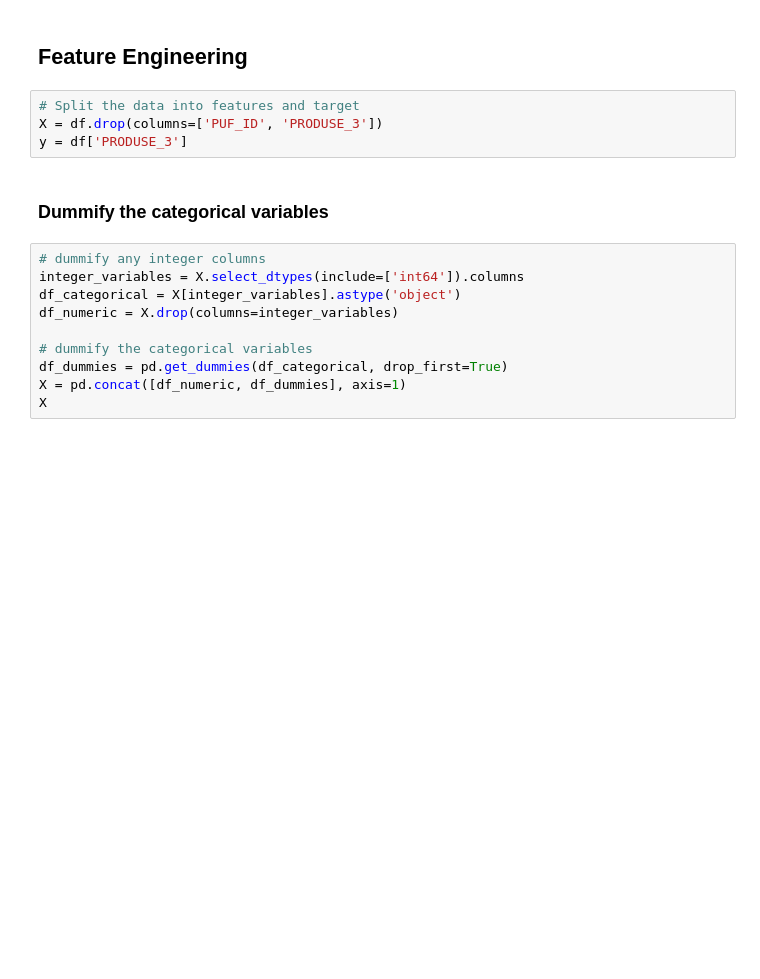
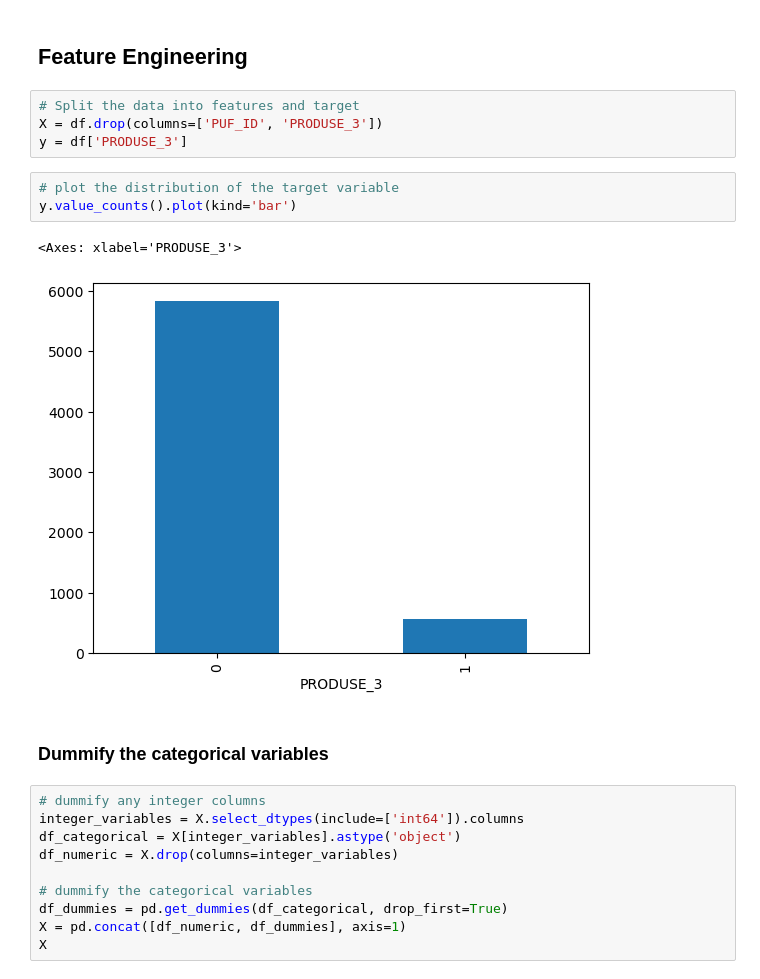
Before and after one commit to itsGarrin/prepaid-card-marketing, a Jupyter notebook: notebook/prepaid-card-marketing.ipynb, the cells around one changed output. Drawn from its saved outputs; the diff is of its cells as text; blank space fills up the shorter version.

```diff
--- a/notebook/prepaid-card-marketing.ipynb
+++ b/notebook/prepaid-card-marketing.ipynb
@@ -109,6 +118,12 @@ df.describe()
 # Split the data into features and target
 X = df.drop(columns=['PUF_ID', 'PRODUSE_3'])
 y = df['PRODUSE_3']
+# %%
+# plot the distribution of the target variable
+y.value_counts().plot(kind='bar')
+# %% [output]
+<Axes: xlabel='PRODUSE_3'>
+[figure, added]
 # %% [markdown]
 ### Dummify the categorical variables
 # %%
```
Also changed, not shown: parts of 30 cells of this notebook, 1 other file.
